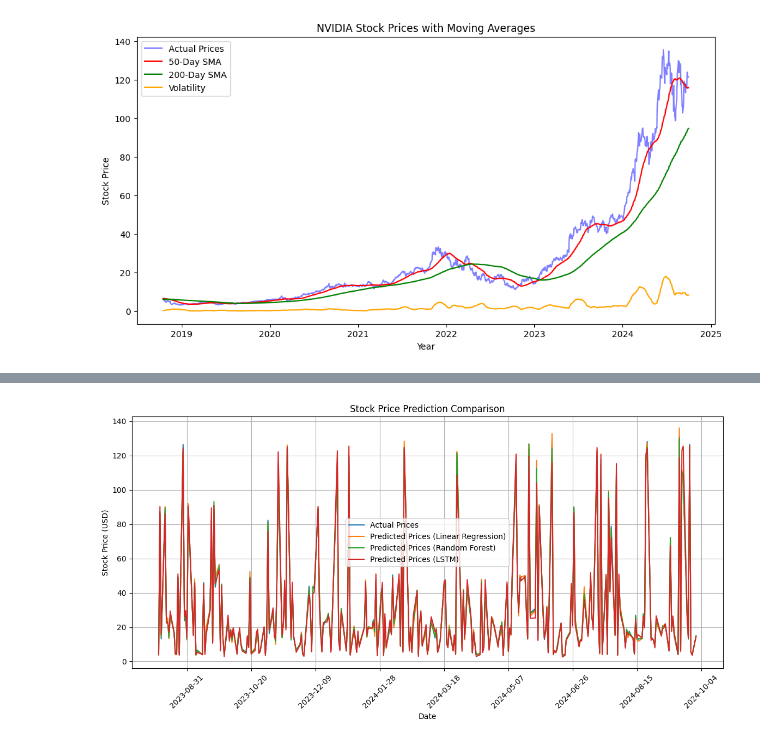
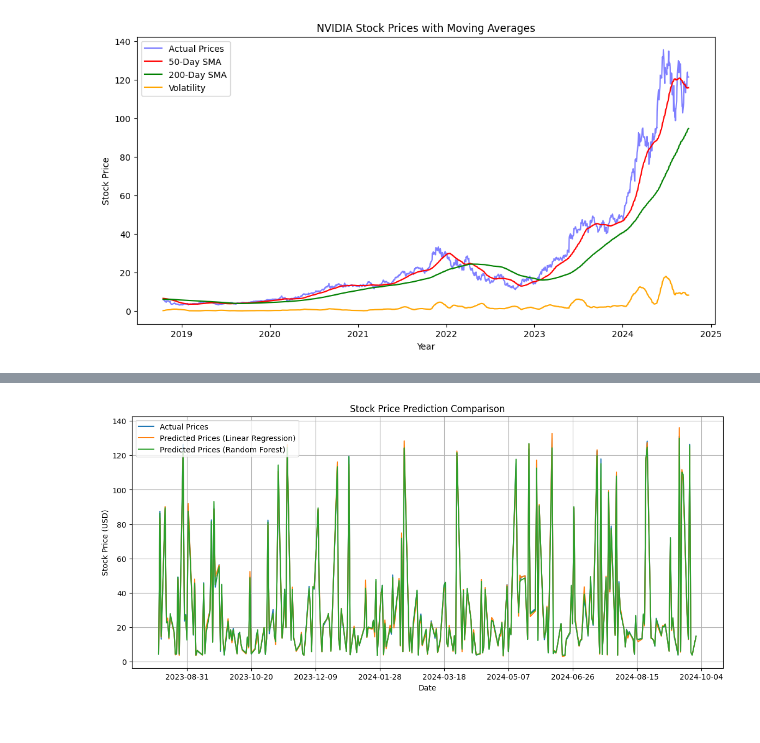
Before and after one commit to smkhowaja08/data-science-project, a Jupyter notebook: predicting_nvidia_stock_prices_using_machine_learning_models.ipynb, the cells around one changed output, grey strips where cells are left out. Saved outputs shown, nothing was run; the diff lists cells and outputs as text; code cells hidden in the pictures.

Commit message:
Readme, images and python file

```diff
--- a/predicting_nvidia_stock_prices_using_machine_learning_models.ipynb
+++ b/predicting_nvidia_stock_prices_using_machine_learning_models.ipynb
@@ -530,25 +476,25 @@ df_nvidia.head()
 # %%
 # Convert 'Date' column to datetime if it exists
 if 'Date' in df_nvidia.columns:
     df_nvidia['Date'] = pd.to_datetime(df_nvidia['Date'], unit='ns', errors='coerce')
     df_nvidia.set_index('Date', inplace=True)
 
 # Time Horizon Impact
 plt.figure(figsize=(14, 6))
 plt.plot(df_nvidia.index[-len(y_test):], y_actual, label='Actual Prices')
 plt.plot(df_nvidia.index[-len(y_test):], y_pred_lr_inv, label='Predicted Prices (Linear Regression)')
 plt.plot(df_nvidia.index[-len(y_test):], y_pred_rf_inv, label='Predicted Prices (Random Forest)')
-plt.plot(df_nvidia.index[-len(y_test):], y_pred.flatten(), label='Predicted Prices (LSTM)')
 
 # Format x-axis for better readability
-plt.xticks(rotation=45)  # Rotate x-axis labels
+plt.xticks(rotation=0)  # Rotate x-axis labels
 plt.gca().xaxis.set_major_locator(plt.MaxNLocator(10))  # Limit number of labels
 
-plt.legend()
+plt.legend(loc='upper left')
 plt.title("Stock Price Prediction Comparison")
 plt.xlabel("Date")
 plt.ylabel("Stock Price (USD)")
 plt.grid(True)
+plt.savefig('nvidia-time-horizon-impact.png')
 plt.show()
 # %% [output]
-[figure, old version]
+[figure, new version]
```
Also changed, not shown: parts of 25 cells of this notebook, 12 other files.
